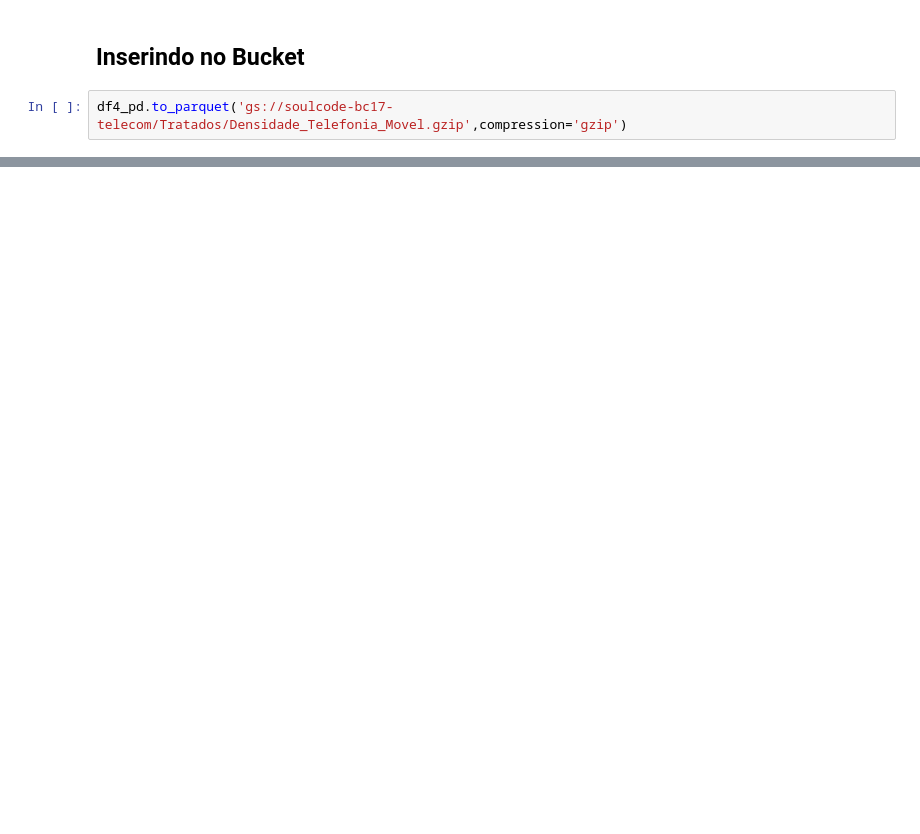
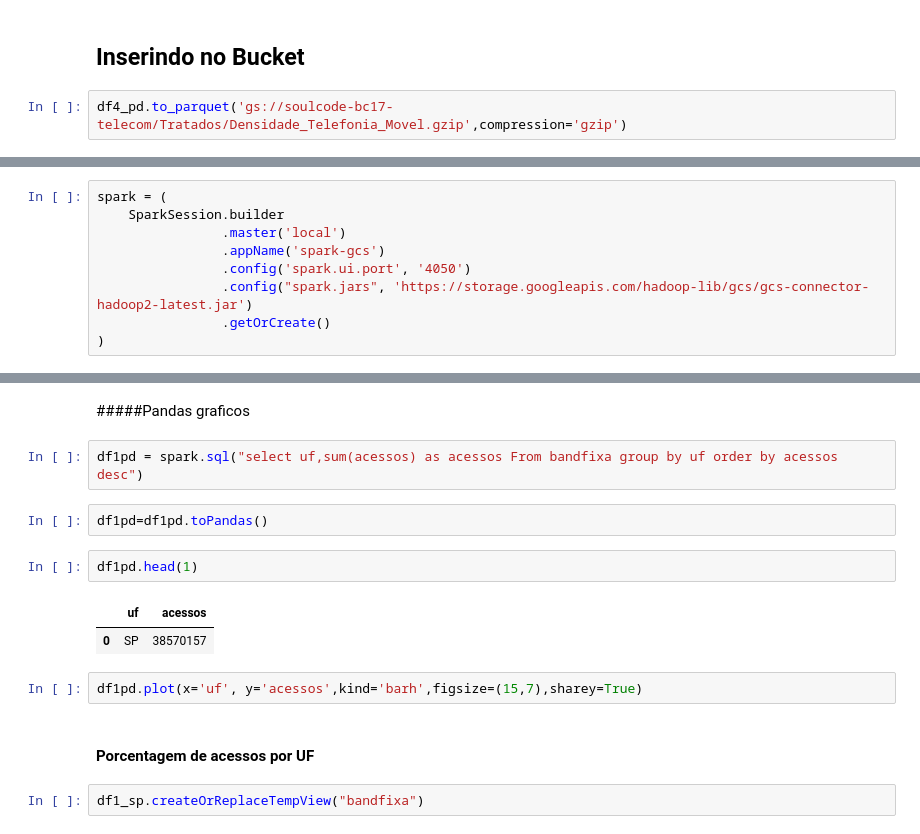
Before and after one commit to LumaLynai/ProjetoFinalETL, a Jupyter notebook: ProjetoFinalETL.ipynb, the cells around one changed output, grey strips where cells are left out. Cells and saved outputs as stored; diff of their text form; blank space fills up the shorter version.

```diff
--- a/ProjetoFinalETL.ipynb
+++ b/ProjetoFinalETL.ipynb
@@ -587,0 +598,9 @@ df4_pd.to_parquet('gs://soulcode-bc17-telecom/Tratados/Densidade_Telefonia_Movel
+# %%
+spark = (
+    SparkSession.builder
+                .master('local')
+                .appName('spark-gcs')
+                .config('spark.ui.port', '4050')
+                .config("spark.jars", 'https://storage.googleapis.com/hadoop-lib/gcs/gcs-connector-hadoop2-latest.jar')
+                .getOrCreate()
+)
@@ -587,0 +660,17 @@ df4_pd.to_parquet('gs://soulcode-bc17-telecom/Tratados/Densidade_Telefonia_Movel
+# %% [markdown]
+#####Pandas graficos
+# %%
+df1pd = spark.sql("select uf,sum(acessos) as acessos From bandfixa group by uf order by acessos desc")
+# %%
+df1pd=df1pd.toPandas()
+# %%
+df1pd.head(1)
+# %% [output]
+|  | uf | acessos |
+| 0 | SP | 38570157 |
+# %%
+df1pd.plot(x='uf', y='acessos',kind='barh',figsize=(15,7),sharey=True)
+# %% [markdown]
+#### Porcentagem de acessos por UF
+# %%
+df1_sp.createOrReplaceTempView("bandfixa")
```
Also changed, not shown: parts of 82 cells of this notebook.
